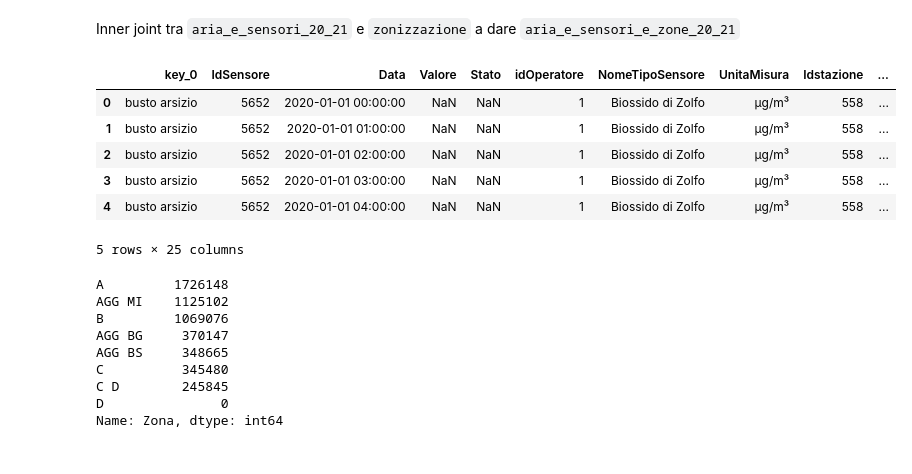
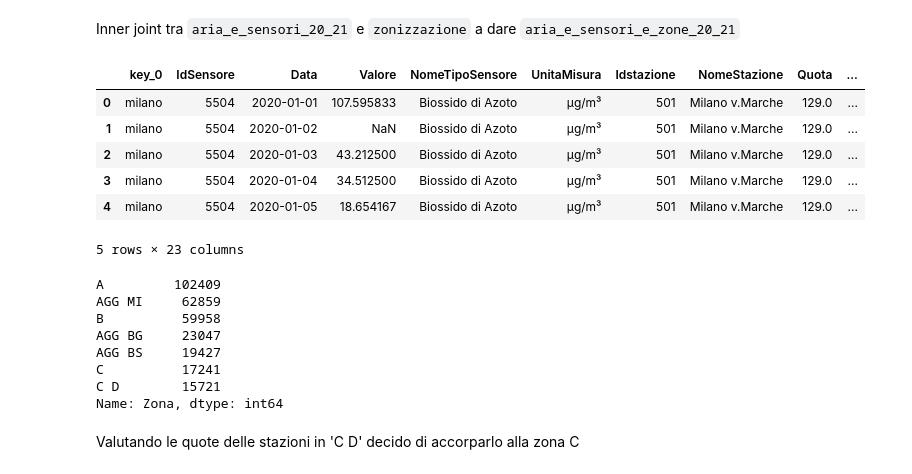
Before and after one commit to giocoal/air-quality-milano-interactive-data-visualization-tableau, a Jupyter notebook: Data_Visualization_project_21_22.ipynb, the cells around one changed output. Drawn from its saved outputs; the diff is of its cells as text; code cells hidden in the pictures.

```diff
--- a/Data_Visualization_project_21_22.ipynb
+++ b/Data_Visualization_project_21_22.ipynb
@@ -253,9 +246,8 @@ dtype: object
 # %% [markdown]
 #### Zonizzazione
 # %%
-zonizzazione = pd.read_csv(f'{path}zonizzazione/zonizzazione_ABCD.csv', dtype = {'Zona': 'category'})
+zonizzazione = pd.read_csv(f'{path}zonizzazione/zonizzazione_ABCD.csv')
 zonizzazione.head()
-#sum(zonizzazione['Residenti 2008'])
 # %% [output]
 |  | Provincia | Codice Istat | Comune | Zona | Residenti 2008 | Superficie (ha) |
 | 0 | BG | 16009 | AMBIVERE | A | 2341 | 327 |
@@ -392,0 +386,4 @@ sensori_aria.drop(sensori_aria[~sensori_aria['NomeTipoSensore'].isin(grandezze_d
+# %%
+aria__id_day = aria_20_21.groupby(['IdSensore', aria_20_21['Data'].dt.date]).mean()[['Valore']]
+aria__id_day = aria__id_day.reset_index()
+aria__id_day
@@ -397,4 +408,4 @@ Inner join tra `aria_20_21` e `sensori_aria` a dare `aria_e_sensori_20_21`
 # %%
-aria_e_sensori_20_21 = pd.merge(aria_20_21, sensori_aria, how = 'inner', on = 'IdSensore')
-aria_e_sensori_20_21.tail()
+aria_sensori__id_day = pd.merge(aria__id_day, sensori_aria, how = 'inner', on = 'IdSensore')
+aria_sensori__id_day.tail()
 # %% [output]
@@ -413,5 +424,5 @@ sum(aria_e_sensori_20_21['DataStart'] > '2019-12-31')
 # %%
-aria_e_sensori_20_21 = aria_e_sensori_20_21.drop(aria_e_sensori_20_21[aria_e_sensori_20_21['DataStart'] > '2019-12-31'].index)
+aria_sensori__id_day = aria_sensori__id_day.drop(aria_sensori__id_day[aria_sensori__id_day['DataStart'] > '2019-12-31'].index)
 # %% [markdown]
 Numero sensori con `DataStop` diversa da NA
 # %%
@@ -426,25 +437,26 @@ sum(~aria_e_sensori_20_21['DataStop'].isna())
 # %% [markdown]
 Inner joint tra `aria_e_sensori_20_21` e `zonizzazione` a dare `aria_e_sensori_e_zone_20_21`
 # %%
-aria_e_sensori_e_zone_20_21 = pd.merge(aria_e_sensori_20_21, zonizzazione[['Codice Istat', 'Zona', 'Residenti 2008', 'Superficie (ha)']], left_on = aria_e_sensori_20_21['Comune'].str.lower(), right_on = zonizzazione['Comune'].str.lower())
-aria_e_sensori_e_zone_20_21.head()
+aria_sensori_zone__id_day = pd.merge(aria_sensori__id_day, zonizzazione[['Codice Istat', 'Zona', 'Residenti 2008', 'Superficie (ha)']], left_on = aria_sensori__id_day['Comune'].str.lower(), right_on = zonizzazione['Comune'].str.lower())
+aria_sensori_zone__id_day.head()
 # %% [output]
-|  | key_0 | IdSensore | Data | Valore | Stato | idOperatore | NomeTipoSensore | UnitaMisura | Idstazione | ... |
-| 0 | busto arsizio | 5652 | 2020-01-01 00:00:00 | NaN | NaN | 1 | Biossido di Zolfo | µg/m³ | 558 | ... |
-| 1 | busto arsizio | 5652 | 2020-01-01 01:00:00 | NaN | NaN | 1 | Biossido di Zolfo | µg/m³ | 558 | ... |
-| 2 | busto arsizio | 5652 | 2020-01-01 02:00:00 | NaN | NaN | 1 | Biossido di Zolfo | µg/m³ | 558 | ... |
-| 3 | busto arsizio | 5652 | 2020-01-01 03:00:00 | NaN | NaN | 1 | Biossido di Zolfo | µg/m³ | 558 | ... |
-| 4 | busto arsizio | 5652 | 2020-01-01 04:00:00 | NaN | NaN | 1 | Biossido di Zolfo | µg/m³ | 558 | ... |
+|  | key_0 | IdSensore | Data | Valore | NomeTipoSensore | UnitaMisura | Idstazione | NomeStazione | Quota | ... |
+| 0 | milano | 5504 | 2020-01-01 | 107.595833 | Biossido di Azoto | µg/m³ | 501 | Milano v.Marche | 129.0 | ... |
+| 1 | milano | 5504 | 2020-01-02 | NaN | Biossido di Azoto | µg/m³ | 501 | Milano v.Marche | 129.0 | ... |
+| 2 | milano | 5504 | 2020-01-03 | 43.212500 | Biossido di Azoto | µg/m³ | 501 | Milano v.Marche | 129.0 | ... |
+| 3 | milano | 5504 | 2020-01-04 | 34.512500 | Biossido di Azoto | µg/m³ | 501 | Milano v.Marche | 129.0 | ... |
+| 4 | milano | 5504 | 2020-01-05 | 18.654167 | Biossido di Azoto | µg/m³ | 501 | Milano v.Marche | 129.0 | ... |
-5 rows × 25 columns
+5 rows × 23 columns
 # %%
-aria_e_sensori_e_zone_20_21['Zona'].value_counts()
+aria_sensori_zone__id_day['Zona'].value_counts()
 # %% [output]
-A         1726148
-AGG MI    1125102
-B         1069076
-AGG BG     370147
-AGG BS     348665
-C          345480
-C D        245845
-D               0
+A         102409
+AGG MI     62859
+B          59958
+AGG BG     23047
+AGG BS     19427
+C          17241
+C D        15721
 Name: Zona, dtype: int64
+# %% [markdown]
+Valutando le quote delle stazioni in 'C D' decido di accorparlo alla zona C
```
Also changed, not shown: parts of 21 cells of this notebook.
